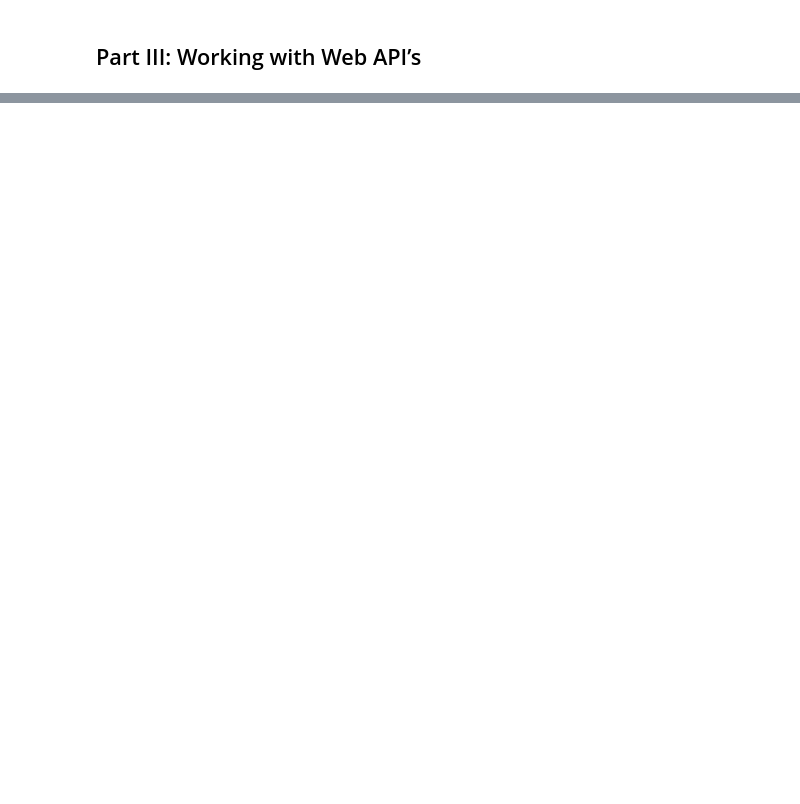
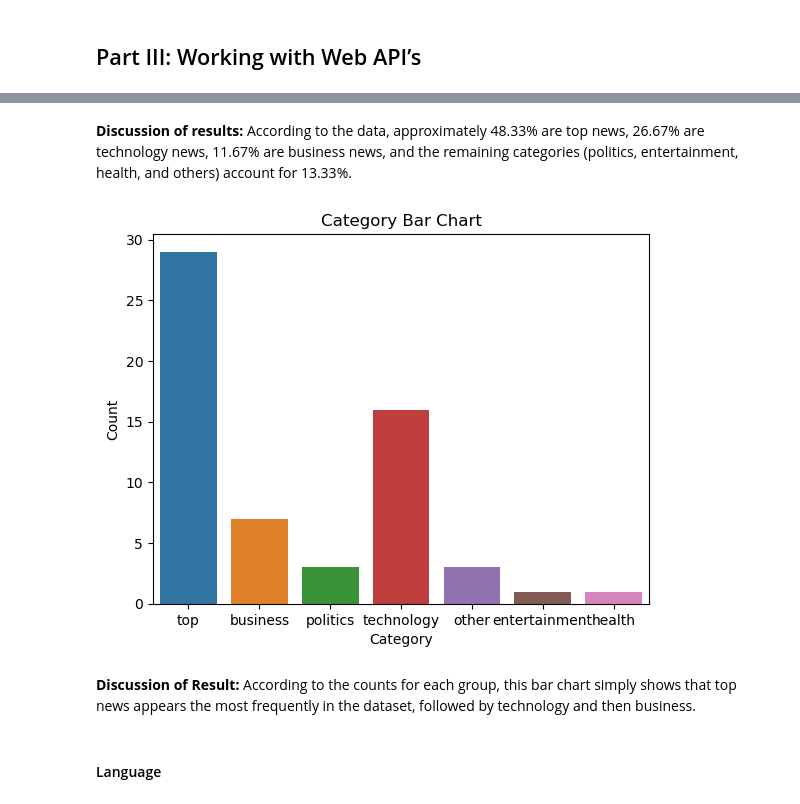
Before and after one commit to ktxdev/AIM-5001, a Jupyter notebook: M9/2. Code/S_Huvaya_M9_Assn.ipynb, the cells around one changed output, grey strips where cells are left out. Drawn from its saved outputs; the diff is of its cells as text; code cells hidden in the pictures; blank space fills up the shorter version.

```diff
--- a/M9/2. Code/S_Huvaya_M9_Assn.ipynb
+++ b/M9/2. Code/S_Huvaya_M9_Assn.ipynb
@@ -102,2 +119,25 @@ staff_info
 # %% [markdown]
 ## Part III: Working with Web API’s
+# %%
+base_url = "https://newsdata.io/api/1/news?apikey=pub_4046009183297c1193f8a39cd7e388da89a99&q=tech"
+res = requests.get(base_url)
+
+# Load API response as JSON
+json_data = json.loads(res.text)
+
+# Create dataframe for the data
+data_columns = ["title", "category", "language", "creator", "keywords", "pubDate"]
+data = pd.DataFrame(json_data["results"], columns = data_columns)
+
+# Loops five times to get more news from API
+for i in range(5):
+    time.sleep(1) # Delay execution to avoid rate limit exception
+
+    res = requests.get(f"{base_url}&page={json_data['nextPage']}")
+    json_data = json.loads(res.text)
+
+    new_data = pd.DataFrame(json_data["results"], columns = data_columns)
+    data = pd.concat([data, new_data], ignore_index = True)
+
+
+data.head(10)
@@ -103,0 +158,4 @@ staff_info
+# %%
+# Slicing columns to extract attributes for analysis
+data2  = data[["category", "language"]]
+data2.head()
@@ -103,0 +171,4 @@ staff_info
+# %%
+# Creating a copy of data2
+data3 = data2.copy()
+data3["category"] = data3["category"].apply(lambda cat: '+'.join(cat))
@@ -103,0 +208,17 @@ staff_info
+# %% [markdown]
+**Discussion of results:** According to the data, approximately 48.33% are top news, 26.67% are technology news, 11.67% are business news, and the remaining categories (politics, entertainment, health, and others) account for 13.33%.
+# %%
+# Seaborn graph of Category
+sns.countplot(x = 'category', data = data3)
+
+# give the plot a title
+plt.title('Category Bar Chart')
+plt.xlabel('Category')
+plt.ylabel('Count')
+plt.show()
+# %% [output]
+[figure, added]
+# %% [markdown]
+**Discussion of Result:** According to the counts for each group, this bar chart simply shows that top news appears the most frequently in the dataset, followed by technology and then business.
+# %% [markdown]
+#### Language
```
Also changed, not shown: parts of 17 cells of this notebook.
